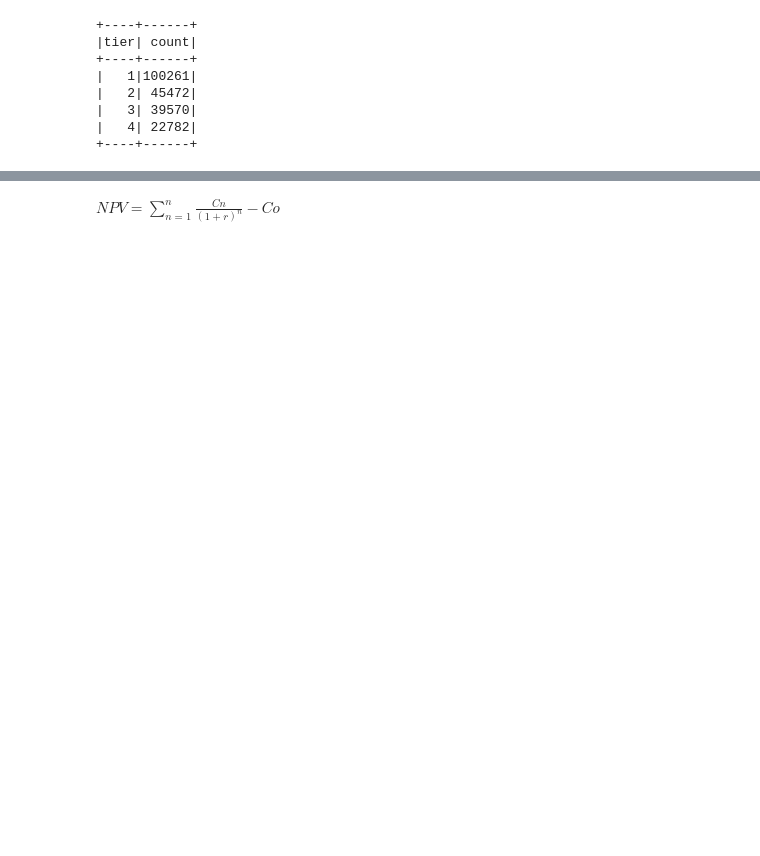
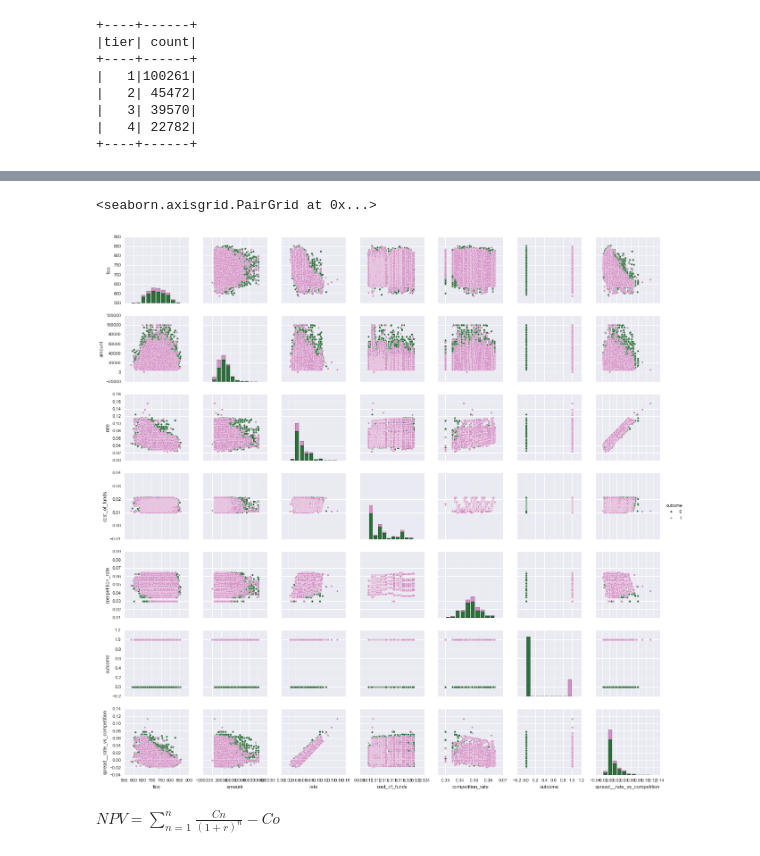
Before and after one commit to ultrarelativistic/Galvanize-Data-Leadership, a Jupyter notebook: week6-Finance/EDA/nomis_eda.ipynb, the cells around one changed output, grey strips where cells are left out. Cells and saved outputs as stored; diff of their text form; code cells hidden in the pictures; blank space fills up the shorter version.

```diff
--- a/week6-Finance/EDA/nomis_eda.ipynb
+++ b/week6-Finance/EDA/nomis_eda.ipynb
@@ -133,8 +136,11 @@ sns.pairplot(x, hue='tier')
 # %%
 # amount vs amount shows that the loans they are approving are low $ amount loans
 # rate vs rate shows the loans they are approving are low interest rate loans
 #x=data.select('tier','fico','amount','rate', 'cost_of_funds').toPandas()
-x=data.select('fico','amount','rate', 'cost_of_funds', 'competition_rate', 'outcome', 'spread').toPandas()
-sns.pairplot(x, hue='outcome')
+x=data.select('fico','amount','rate', 'cost_of_funds', 'competition_rate', 'outcome', 'spread__rate_vs_competition').toPandas()
+sns.pairplot(x, hue='outcome', palette="cubehelix")
+# %% [output]
+<seaborn.axisgrid.PairGrid at 0x...>
+[figure, added]
 # %% [markdown]
 $NPV=\sum_{n=1}^{n} \frac{Cn}{(1+r)^n} - Co$
```
Also changed, not shown: parts of 18 cells of this notebook.
